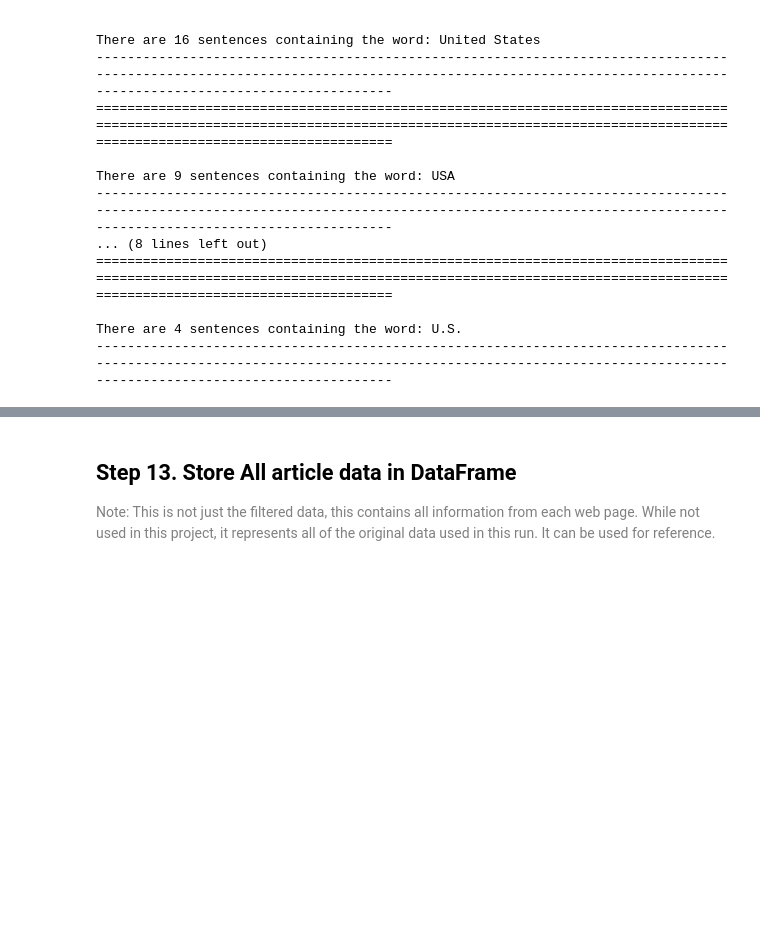
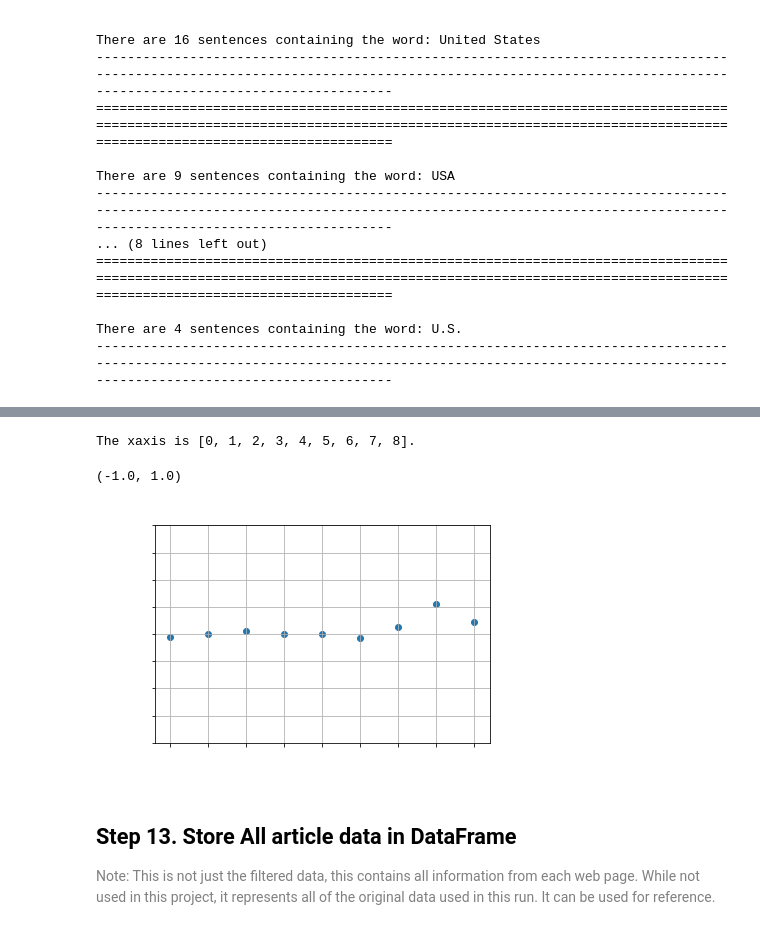
Before and after one commit to este7734/Web_scraping_project, a Jupyter notebook: Die_Zeit_Web_Scraper.ipynb, the cells around one changed output, grey strips where cells are left out. Cells and saved outputs as stored; diff of their text form; code cells hidden in the pictures; blank space fills up the shorter version.

```diff
--- a/Die_Zeit_Web_Scraper.ipynb
+++ b/Die_Zeit_Web_Scraper.ipynb
@@ -469,3 +593,22 @@ There are 4 sentences containing the word: U.S.
+# %%
+xaxis = []
+for i in range(len(sentiment[2])): # sentiment[0] is the list of sentiments for the first key word
+  xaxis.append(i)
+print("The xaxis is {}.".format(xaxis))
+# %% [output]
+The xaxis is [0, 1, 2, 3, 4, 5, 6, 7, 8].
+# %%
+plt.scatter(xaxis, sentiment[2])
+plt.grid()
+plt.title(f[2] + ' Sentiment Per Sentence', color='w')
+plt.xlabel('Sentence', color='w')
+plt.ylabel('Sentiment', color='w')
+plt.xticks(color='w')
+plt.yticks(color='w')
+plt.ylim(-1,1)
+# %% [output]
+(-1.0, 1.0)
+[figure, added]
 # %% [markdown]
 ## <font color='black'>Step 13. Store All article data in DataFrame </font>
 <font color='grey'>Note: This is not just the filtered data, this contains all information from each web page. While not used in this project, it represents all of the original data used in this run. It can be used for reference.</font>
```
Also changed, not shown: parts of 19 cells of this notebook.
